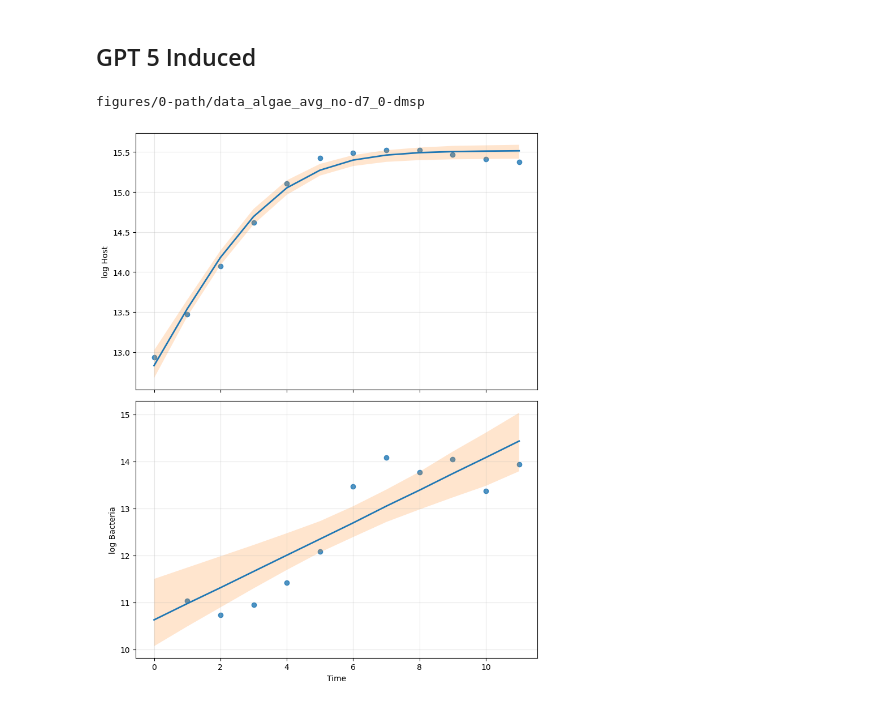
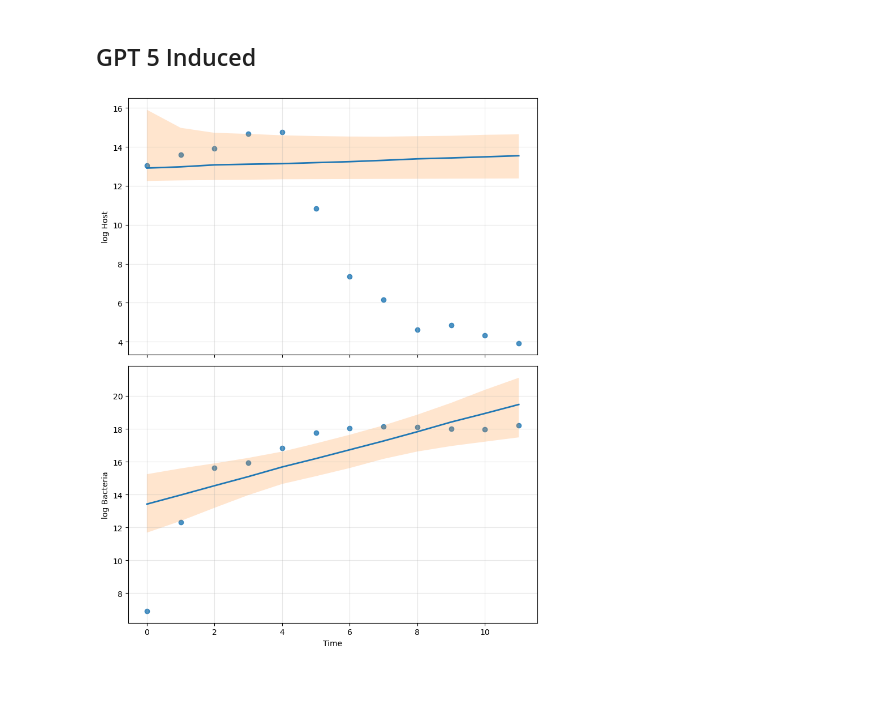
Before and after one commit to rtysonbeach/host_pathogen_modeling, a Jupyter notebook: 0_pathogen.ipynb, the cells around one changed output. Cells and saved outputs as stored; diff of their text form; code cells hidden in the pictures.

Commit message:
new figures
Couple runs w/ new figures. labels/structure up for change later.

```diff
--- a/0_pathogen.ipynb
+++ b/0_pathogen.ipynb
@@ -2,8 +2,11 @@
 import numpy as np
 import pandas as pd
 
-host_path = "data/algae/avg/no-d7/0-dmsp.xlsx"
-bacteria_path = "data/bacteria/avg/no-d7/0-dmsp.xlsx"
+path = "avg/"
+sub_path = "d7/500-dmsp.xlsx"
+
+host_path = "data/algae/" + path + sub_path
+bacteria_path = "data/bacteria/" + path + sub_path
 
 df_host = pd.read_excel(host_path, header=None)
 df_bacteria = pd.read_excel(bacteria_path, header=None)
@@ -16,3 +19,9 @@ df_bacteria_time = df_bacteria.iloc[:, 0]
 bacteria = df_bacteria.iloc[:, 1].tolist()
 
 time = df_host_time.tolist()
+
+log_host = np.log(np.array(host) + 1e-9)
+log_bacteria = np.log(np.array(bacteria) + 1e-9)
+
+save_path = "figures/0-path/" + host_path.replace("/", "_")
+save_path = save_path[:-5].replace("data_algae_", "").strip()
@@ -291,19 +266,15 @@ def plot_posterior_fit(
 # %%
 fig, axes = plot_posterior_fit(
     idata=trace,
     time=time,
     host=host,
     bacteria=bacteria,
     ode_rhs=ode_system,
     n_draws=200,
     log_scale=True,
     random_seed=42,
 )
-save = "figures/0-path/" + host_path.replace("/", "_")
-save = save[:-5] + "-posterior-fit.png"
-print(save)
-plt.savefig(save)
+plt.savefig(save_path + "-posterior-fit.png")
 plt.show()
 # %% [output]
-figures/0-path/data_algae_avg_no-d7_0-dmsp
-[figure, old version]
+[figure, new version]
```
Also changed, not shown: parts of 4 cells of this notebook, 18 other files.
